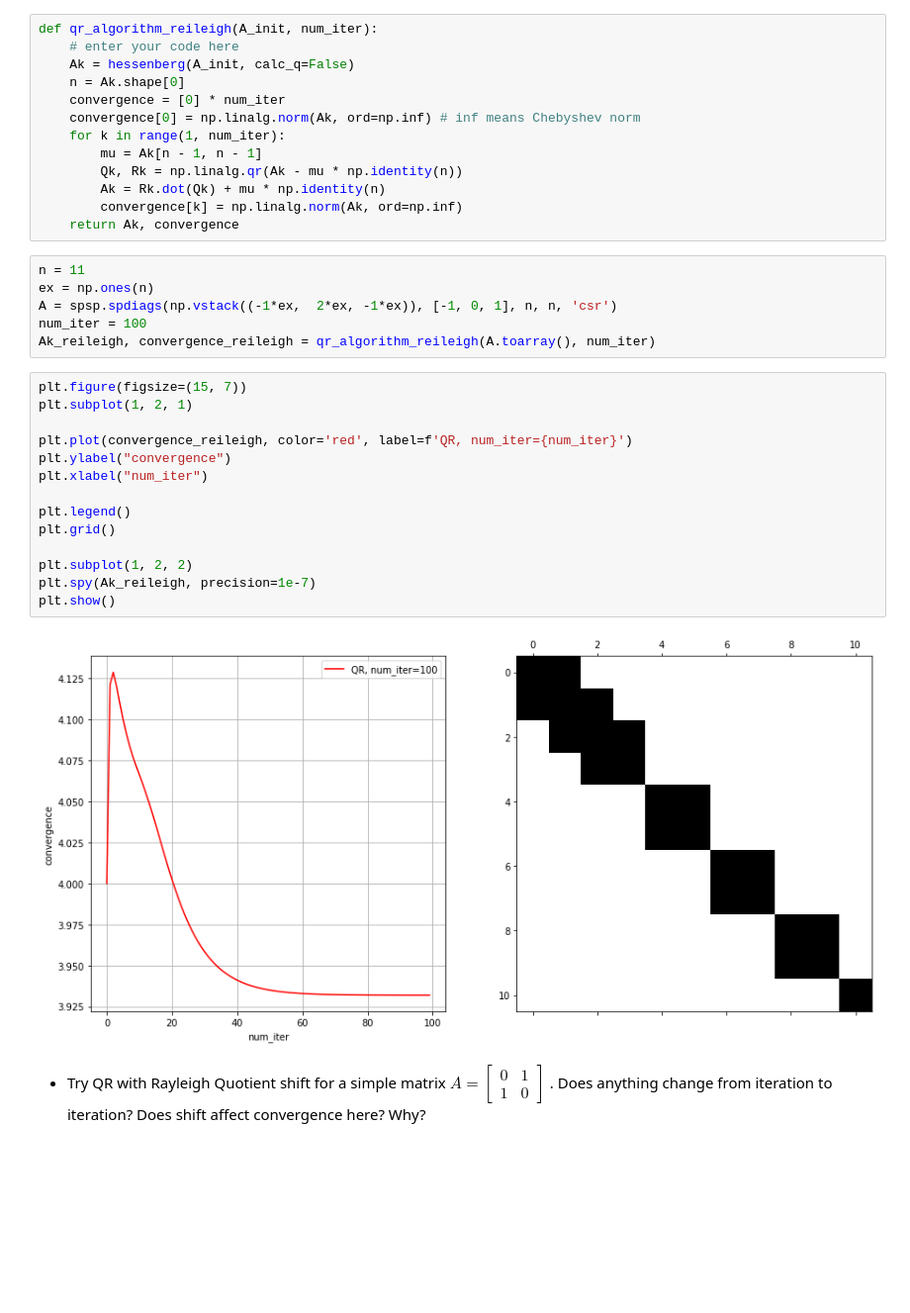
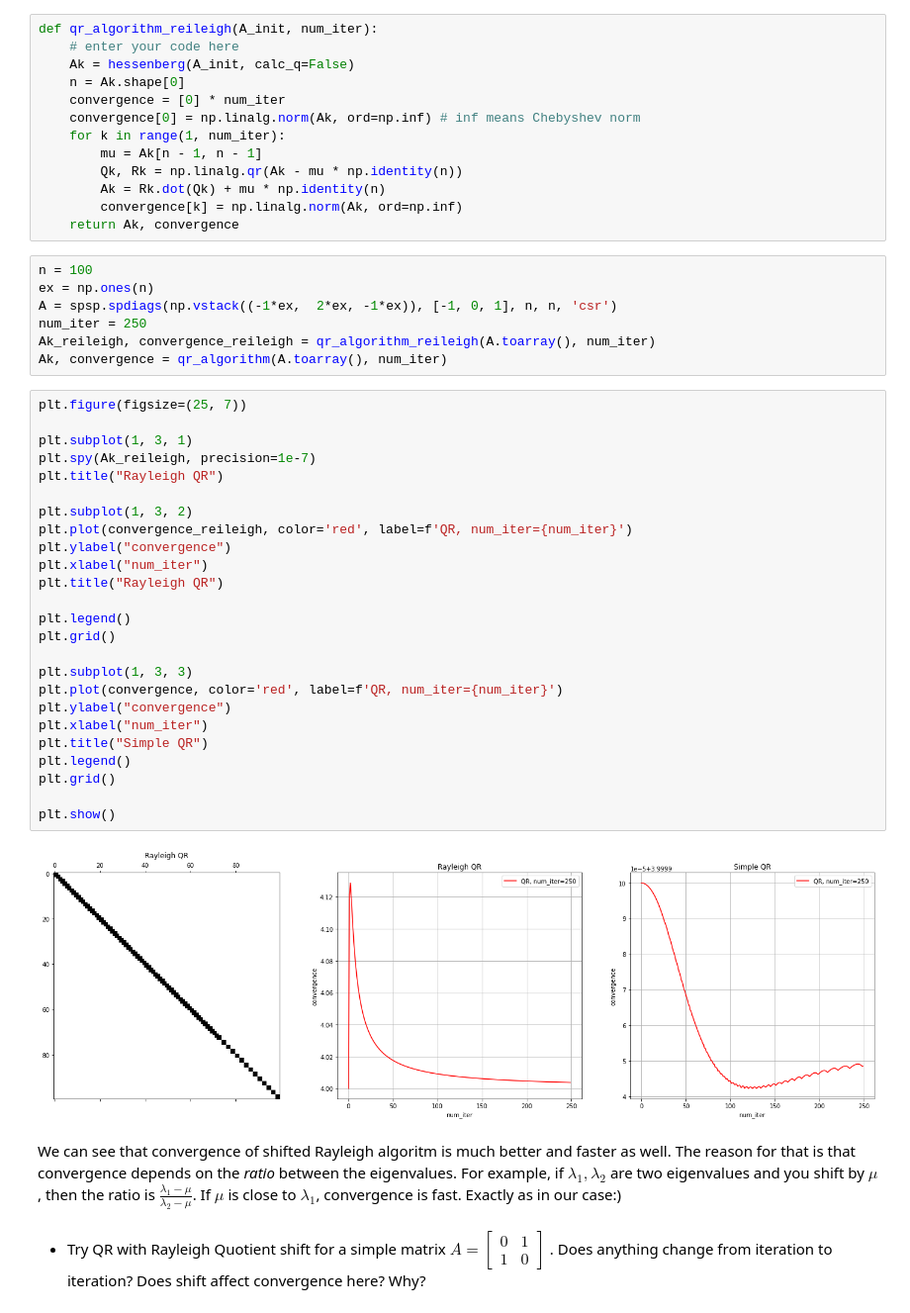
Before and after one commit to prosvirinKir/Numerical-Linear-Algebra, a Jupyter notebook: NLA_HW2_ProsvirinKV_.ipynb, the cells around one changed output. Shown at 99% size. Cells and saved outputs as stored; diff of their text form; blank space fills up the shorter version.

```diff
--- a/NLA_HW2_ProsvirinKV_.ipynb
+++ b/NLA_HW2_ProsvirinKV_.ipynb
@@ -374,27 +726,41 @@ def qr_algorithm_reileigh(A_init, num_iter):
         convergence[k] = np.linalg.norm(Ak, ord=np.inf)
     return Ak, convergence
 # %%
-n = 11
+n = 100
 ex = np.ones(n)
 A = spsp.spdiags(np.vstack((-1*ex,  2*ex, -1*ex)), [-1, 0, 1], n, n, 'csr')
-num_iter = 100
+num_iter = 250
 Ak_reileigh, convergence_reileigh = qr_algorithm_reileigh(A.toarray(), num_iter)
+Ak, convergence = qr_algorithm(A.toarray(), num_iter)
 # %%
-plt.figure(figsize=(15, 7))
-plt.subplot(1, 2, 1)
+plt.figure(figsize=(25, 7))
 
+plt.subplot(1, 3, 1)
+plt.spy(Ak_reileigh, precision=1e-7)
+plt.title("Rayleigh QR")
+
+plt.subplot(1, 3, 2)
 plt.plot(convergence_reileigh, color='red', label=f'QR, num_iter={num_iter}')
 plt.ylabel("convergence")
 plt.xlabel("num_iter")
+plt.title("Rayleigh QR")
 
 plt.legend()
 plt.grid()
 
-plt.subplot(1, 2, 2)
-plt.spy(Ak_reileigh, precision=1e-7)
+plt.subplot(1, 3, 3)
+plt.plot(convergence, color='red', label=f'QR, num_iter={num_iter}')
+plt.ylabel("convergence")
+plt.xlabel("num_iter")
+plt.title("Simple QR")
+plt.legend()
+plt.grid()
+
 plt.show()
 # %% [output]
-[figure, old version]
+[figure, new version]
+# %% [markdown]
+We can see that convergence of shifted Rayleigh algoritm is much better and faster as well. The reason for that is that convergence depends on the *ratio* between the eigenvalues. For example, if $\lambda_{1}, \lambda_{2}$ are two eigenvalues and you shift by $\mu$, then the ratio is $\frac{\lambda_{1}-\mu}{\lambda_{2}-\mu}$. If $\mu$ is close to $\lambda_{1}$, convergence is fast. Exactly as in our case:)
 # %% [markdown]
 - Try QR with Rayleigh Quotient shift for a simple matrix $A = \begin{bmatrix}
 0 & 1 \\
```
Also changed, not shown: parts of 37 cells of this notebook.
